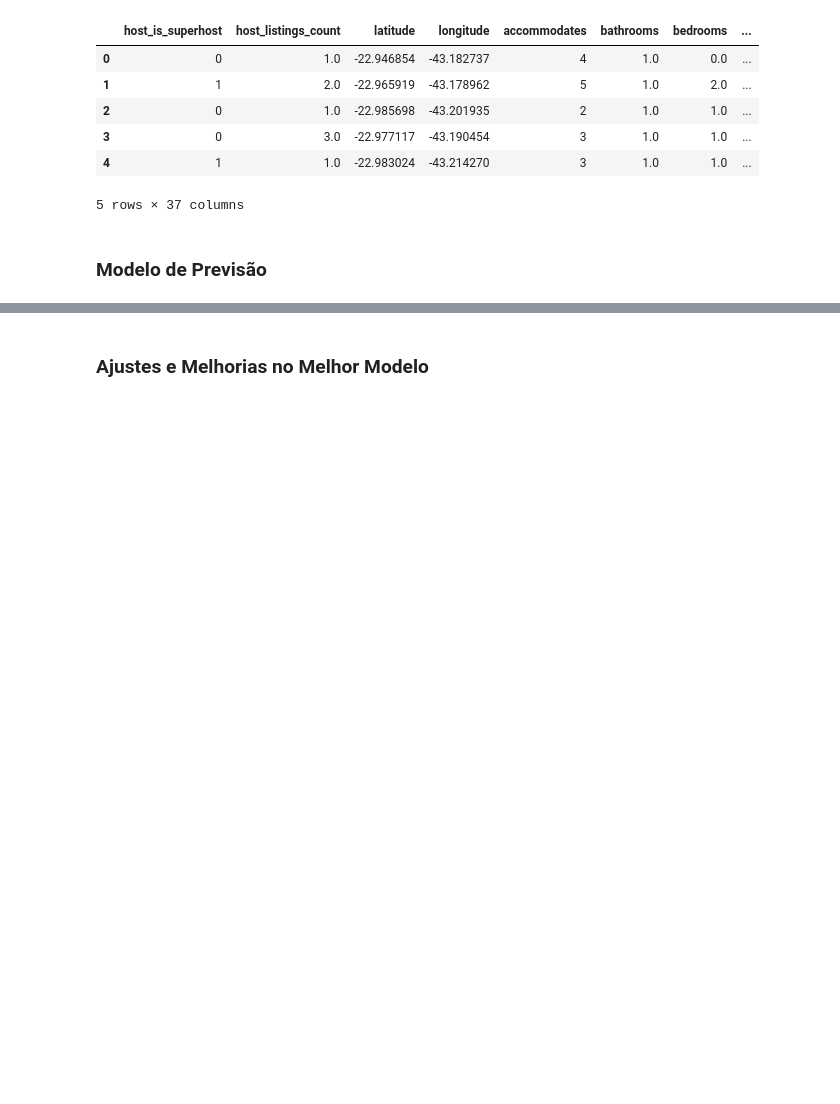
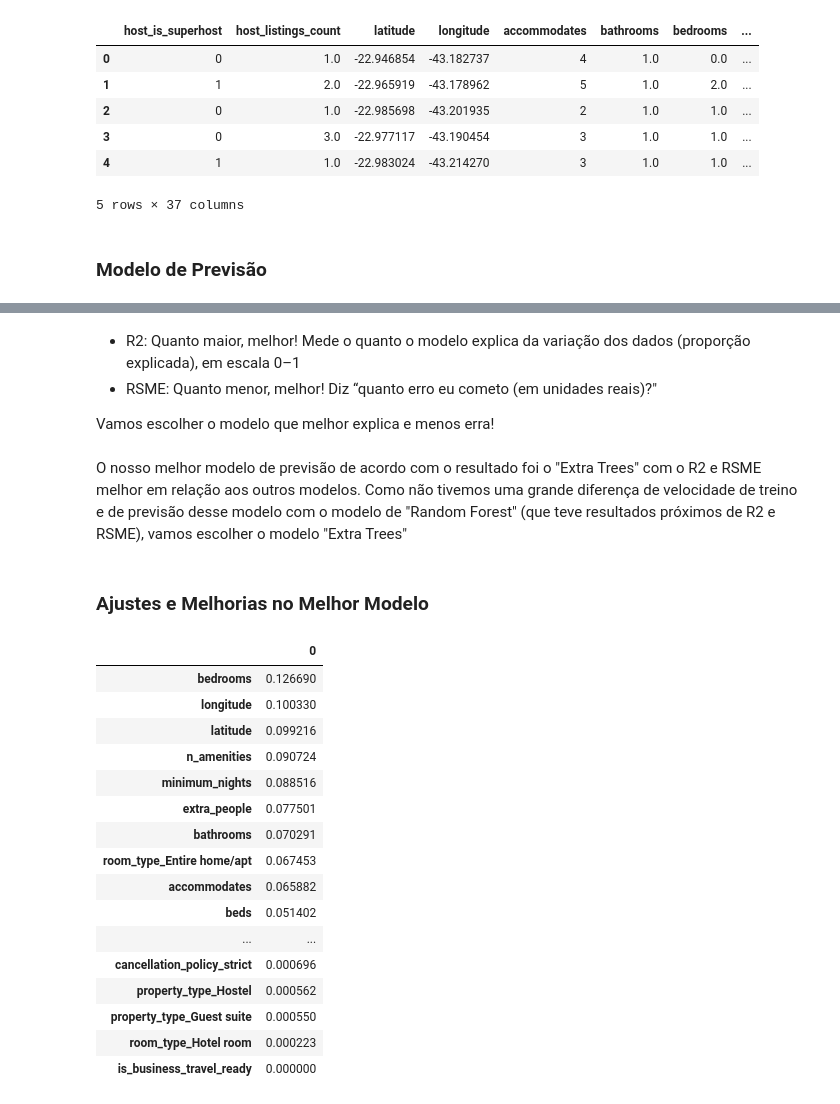
Before and after one commit to Gabrielxdev/Ci-ncia-dados-Airbnb, a Jupyter notebook: análise.ipynb, the cells around one changed output, grey strips where cells are left out. Saved outputs shown, nothing was run; the diff lists cells and outputs as text; code cells hidden in the pictures; blank space fills up the shorter version.

```diff
--- a/análise.ipynb
+++ b/análise.ipynb
@@ -731,2 +706,33 @@ regressão linear é só achar a melhor reta que descreve a relação entre cara
+# %% [markdown]
+- R2: Quanto maior, melhor! Mede o quanto o modelo explica da variação dos dados (proporção explicada), em escala 0–1
+- RSME: Quanto menor, melhor! Diz “quanto erro eu cometo (em unidades reais)?"
+
+Vamos escolher o modelo que melhor explica e menos erra!
+# %% [markdown]
+O nosso melhor modelo de previsão de acordo com o resultado foi o "Extra Trees" com o R2 e RSME melhor em relação aos outros modelos. Como não tivemos uma grande diferença de velocidade de treino e de previsão desse modelo com o modelo de "Random Forest" (que teve resultados próximos de R2 e RSME), vamos escolher o modelo "Extra Trees"
 # %% [markdown]
 ### Ajustes e Melhorias no Melhor Modelo
+# %%
+extra_trees = modelos['ExtraTrees']
+
+importancia_features = pd.DataFrame(extra_trees.feature_importances_, index=X_train.columns)
+importancia_features = importancia_features.sort_values(by=0, ascending=False)
+display(importancia_features)
+# %% [output]
+|  | 0 |
+| bedrooms | 0.126690 |
+| longitude | 0.100330 |
+| latitude | 0.099216 |
+| n_amenities | 0.090724 |
+| minimum_nights | 0.088516 |
+| extra_people | 0.077501 |
+| bathrooms | 0.070291 |
+| room_type_Entire home/apt | 0.067453 |
+| accommodates | 0.065882 |
+| beds | 0.051402 |
+| ... | ... |
+| cancellation_policy_strict | 0.000696 |
+| property_type_Hostel | 0.000562 |
+| property_type_Guest suite | 0.000550 |
+| room_type_Hotel room | 0.000223 |
+| is_business_travel_ready | 0.000000 |
```
Also changed, not shown: parts of 18 cells of this notebook.
